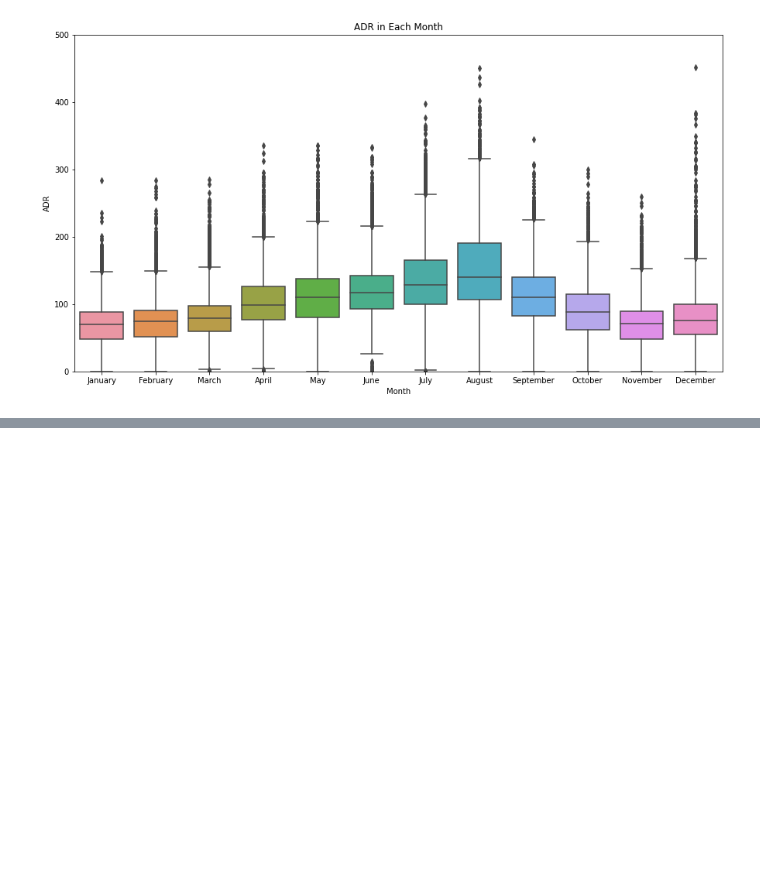
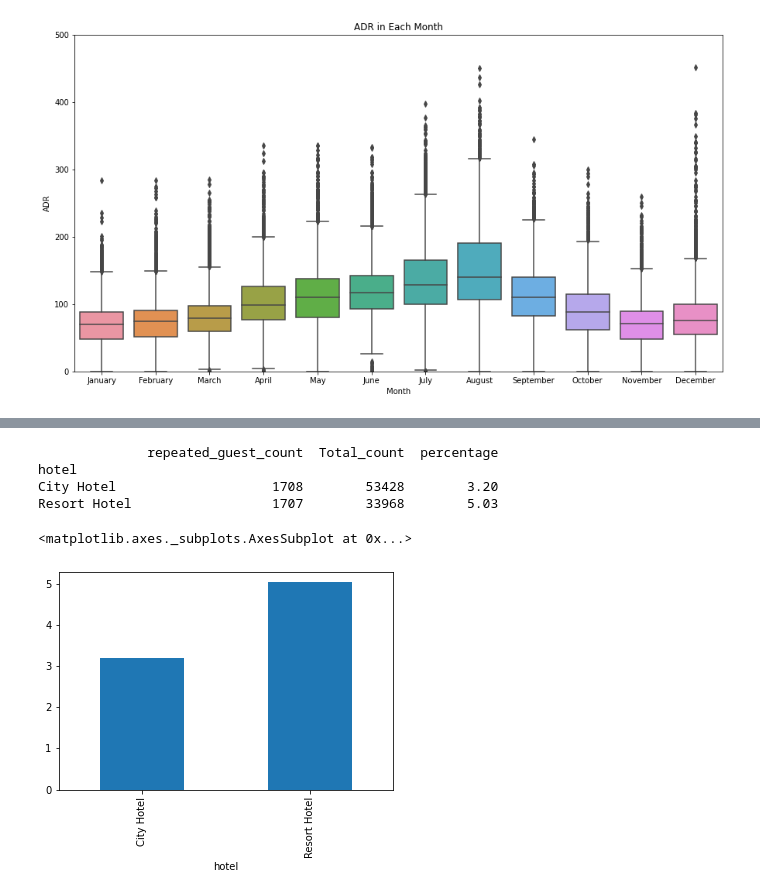
Before and after one commit to rimshaharmaen/EDA-Hotel-Booking-Analysis, a Jupyter notebook: Rimsha_Harmaen_Hotel_Booking.ipynb, the cells around one changed output, grey strips where cells are left out. Drawn from its saved outputs; the diff is of its cells as text; code cells hidden in the pictures; blank space fills up the shorter version.

Commit message:
Repeated guests hotel wise and top 5 countrys with high number of repeated guests

```diff
--- a/Rimsha_Harmaen_Hotel_Booking.ipynb
+++ b/Rimsha_Harmaen_Hotel_Booking.ipynb
@@ -409,0 +428,19 @@ plt.show()
+# %%
+df_repeated_guests=df[df["is_repeated_guest"]==1].value_counts().reset_index()
+#df_repeated_guests=df_repeated_guests[df_repeated_guests["is_canceled"]==0]
+df_repeated_guests=df_repeated_guests.groupby("hotel").size()
+# %%
+df_total=df.groupby("hotel").size()
+# %%
+repeated_vs_total_for_each_hotel=pd.concat([df_repeated_guests,df_total], axis = 1)
+repeated_vs_total_for_each_hotel=repeated_vs_total_for_each_hotel.rename(columns={0:"repeated_guest_count",1:"Total_count"})
+repeated_vs_total_for_each_hotel["percentage"]=round((repeated_vs_total_for_each_hotel['repeated_guest_count']/repeated_vs_total_for_each_hotel['Total_count'])*100,2)
+print(repeated_vs_total_for_each_hotel)
+repeated_vs_total_for_each_hotel["percentage"].plot(kind="bar")
+# %% [output]
+              repeated_guest_count  Total_count  percentage
+hotel
+City Hotel                    1708        53428        3.20
+Resort Hotel                  1707        33968        5.03
+<matplotlib.axes._subplots.AxesSubplot at 0x...>
+[figure, added]
```
Also changed, not shown: parts of 8 cells of this notebook.
